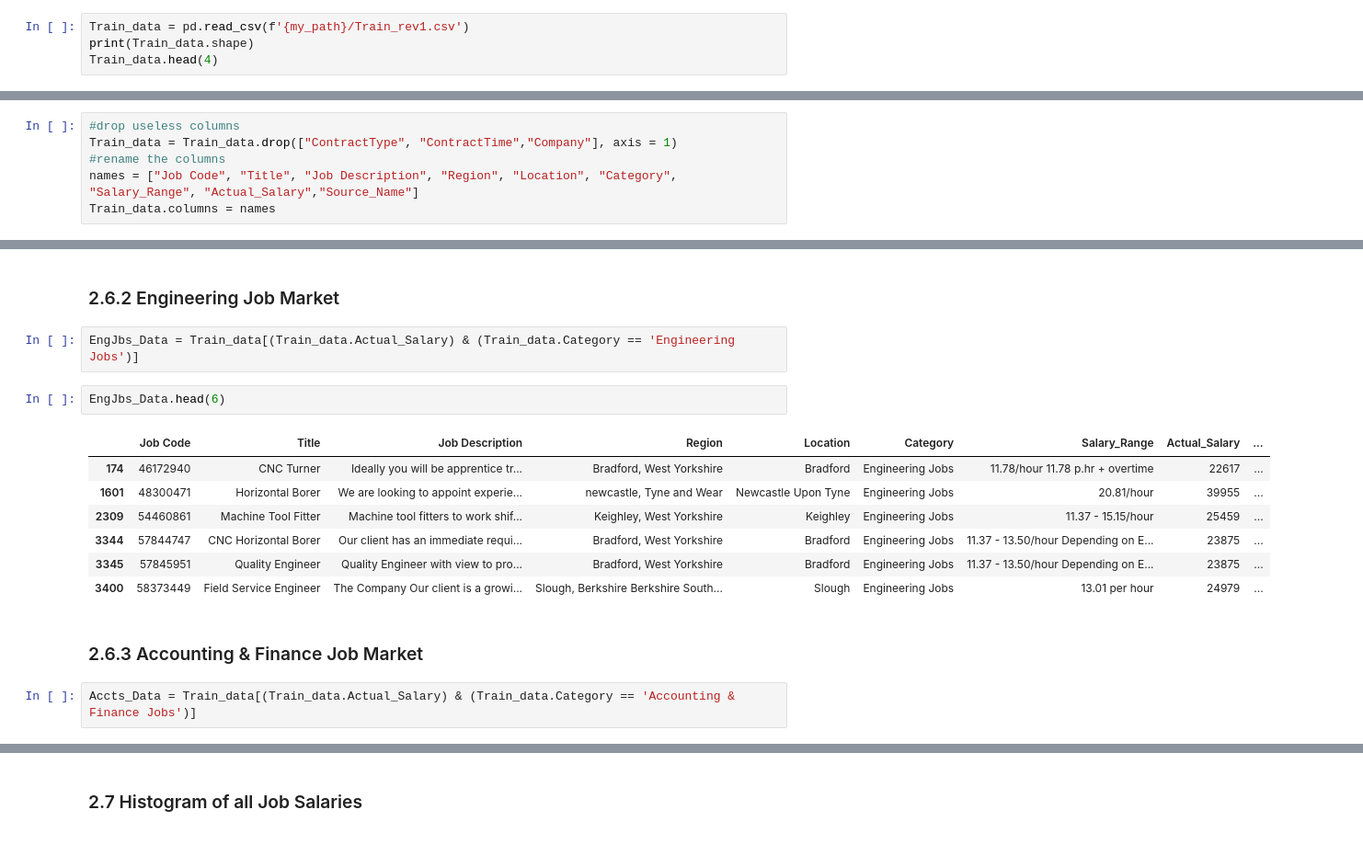
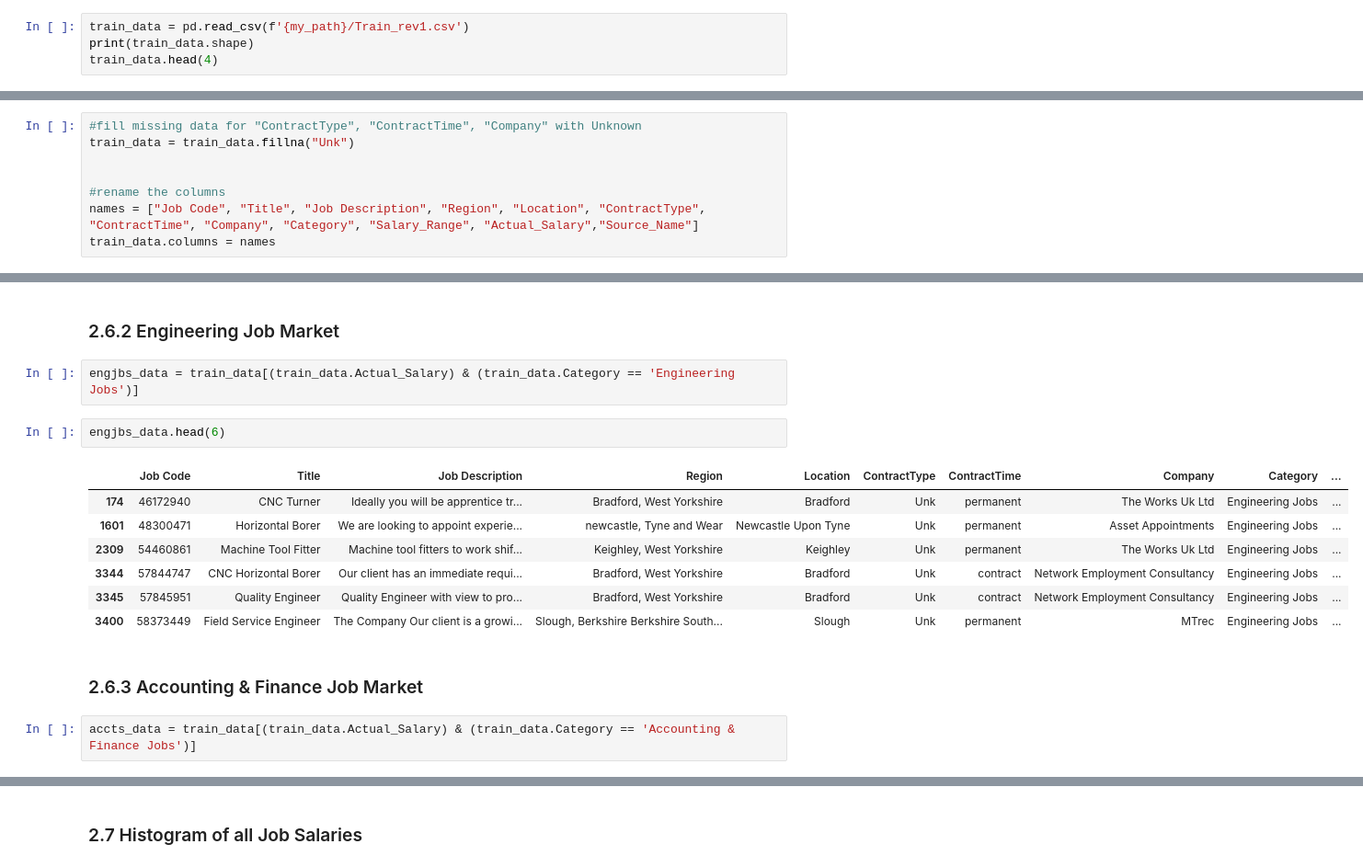
Before and after one commit to kxnarcisse/Portfolio, a Jupyter notebook: Git/Notebooks/Capstone-2/knarcisse_job_salary_wrangling_v1.ipynb, the cells around one changed output, grey strips where cells are left out. Shown at 92% size. Saved outputs shown, nothing was run; the diff lists cells and outputs as text.

```diff
--- a/Git/Notebooks/Capstone-2/knarcisse_job_salary_wrangling_v1.ipynb
+++ b/Git/Notebooks/Capstone-2/knarcisse_job_salary_wrangling_v1.ipynb
@@ -40,9 +41,9 @@ from library.sb_utils import save_file
 # %%
 my_path = 'C:\\Users\\narci\\DS-Plus\\Springboard-main\\Git\\Notebooks\\Capstone-2'
 # %%
-Train_data = pd.read_csv(f'{my_path}/Train_rev1.csv')
-print(Train_data.shape)
-Train_data.head(4)
+train_data = pd.read_csv(f'{my_path}/Train_rev1.csv')
+print(train_data.shape)
+train_data.head(4)
 # %% [output]
 (244768, 12)
 |  | Id | Title | FullDescription | LocationRaw | LocationNormalized | ContractType | ContractTime | ... |
@@ -360,11 +389,13 @@ def Scrub_Data(data, columns, axis, vals, names):
     data.columns = names
     return data
 # %%
-#drop useless columns
-Train_data = Train_data.drop(["ContractType", "ContractTime","Company"], axis = 1)
+#fill missing data for "ContractType", "ContractTime", "Company" with Unknown
+train_data = train_data.fillna("Unk")
+
+
 #rename the columns
-names = ["Job Code", "Title", "Job Description", "Region", "Location", "Category", "Salary_Range", "Actual_Salary","Source_Name"]
-Train_data.columns = names
+names = ["Job Code", "Title", "Job Description", "Region", "Location", "ContractType", "ContractTime", "Company", "Category", "Salary_Range", "Actual_Salary","Source_Name"]
+train_data.columns = names
 # %%
 Train_data.head()
 # %% [output]
@@ -420,19 +454,19 @@ Duplicates found in IT Job Titles all have unique Job descriptions - No need to
 # %% [markdown]
 ### 2.6.2 Engineering Job Market
 # %%
-EngJbs_Data = Train_data[(Train_data.Actual_Salary) & (Train_data.Category == 'Engineering Jobs')]
+engjbs_data = train_data[(train_data.Actual_Salary) & (train_data.Category == 'Engineering Jobs')]
 # %%
-EngJbs_Data.head(6)
+engjbs_data.head(6)
 # %% [output]
-|  | Job Code | Title | Job Description | Region | Location | Category | Salary_Range | Actual_Salary | ... |
-| 174 | 46172940 | CNC Turner | Ideally you will be apprentice tr... | Bradford, West Yorkshire | Bradford | Engineering Jobs | 11.78/hour 11.78 p.hr + overtime | 22617 | ... |
-| 1601 | 48300471 | Horizontal Borer | We are looking to appoint experie... | newcastle, Tyne and Wear | Newcastle Upon Tyne | Engineering Jobs | 20.81/hour | 39955 | ... |
-| 2309 | 54460861 | Machine Tool Fitter | Machine tool fitters to work shif... | Keighley, West Yorkshire | Keighley | Engineering Jobs | 11.37 - 15.15/hour | 25459 | ... |
-| 3344 | 57844747 | CNC Horizontal Borer | Our client has an immediate requi... | Bradford, West Yorkshire | Bradford | Engineering Jobs | 11.37 - 13.50/hour Depending on E... | 23875 | ... |
-| 3345 | 57845951 | Quality Engineer | Quality Engineer with view to pro... | Bradford, West Yorkshire | Bradford | Engineering Jobs | 11.37 - 13.50/hour Depending on E... | 23875 | ... |
-| 3400 | 58373449 | Field Service Engineer | The Company Our client is a growi... | Slough, Berkshire Berkshire South... | Slough | Engineering Jobs | 13.01 per hour | 24979 | ... |
+|  | Job Code | Title | Job Description | Region | Location | ContractType | ContractTime | Company | Category | ... |
+| 174 | 46172940 | CNC Turner | Ideally you will be apprentice tr... | Bradford, West Yorkshire | Bradford | Unk | permanent | The Works Uk Ltd | Engineering Jobs | ... |
+| 1601 | 48300471 | Horizontal Borer | We are looking to appoint experie... | newcastle, Tyne and Wear | Newcastle Upon Tyne | Unk | permanent | Asset Appointments | Engineering Jobs | ... |
+| 2309 | 54460861 | Machine Tool Fitter | Machine tool fitters to work shif... | Keighley, West Yorkshire | Keighley | Unk | permanent | The Works Uk Ltd | Engineering Jobs | ... |
+| 3344 | 57844747 | CNC Horizontal Borer | Our client has an immediate requi... | Bradford, West Yorkshire | Bradford | Unk | contract | Network Employment Consultancy | Engineering Jobs | ... |
+| 3345 | 57845951 | Quality Engineer | Quality Engineer with view to pro... | Bradford, West Yorkshire | Bradford | Unk | contract | Network Employment Consultancy | Engineering Jobs | ... |
+| 3400 | 58373449 | Field Service Engineer | The Company Our client is a growi... | Slough, Berkshire Berkshire South... | Slough | Unk | permanent | MTrec | Engineering Jobs | ... |
 # %% [markdown]
 ### 2.6.3 Accounting & Finance Job Market
 # %%
-Accts_Data = Train_data[(Train_data.Actual_Salary) & (Train_data.Category == 'Accounting & Finance Jobs')]
+accts_data = train_data[(train_data.Actual_Salary) & (train_data.Category == 'Accounting & Finance Jobs')]
 # %%
```
Also changed, not shown: parts of 40 cells of this notebook.
